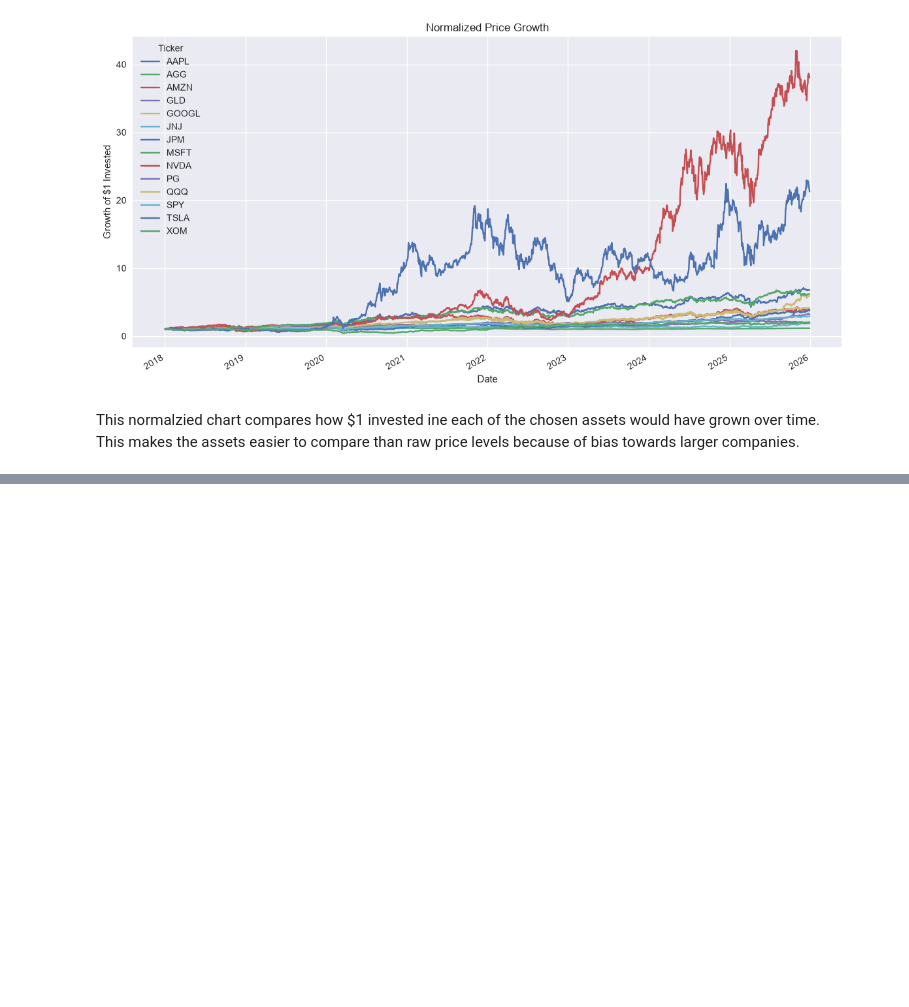
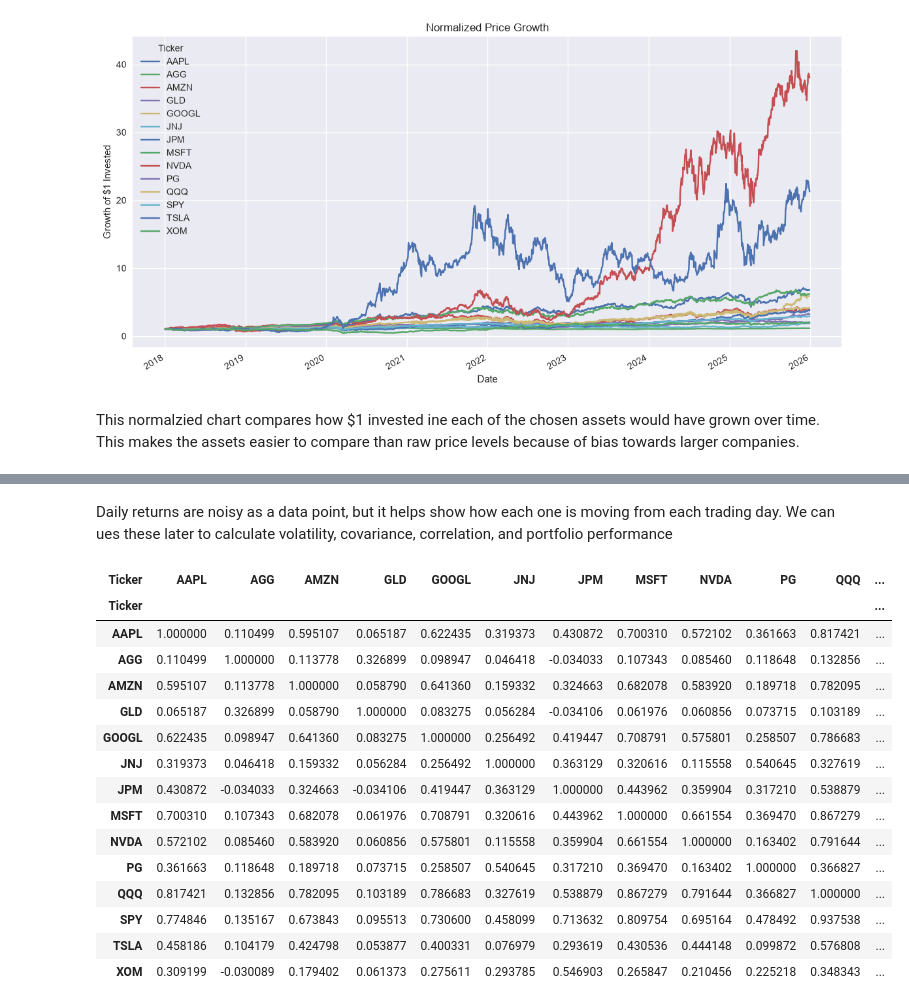
Before and after one commit to SamiiShabuse/INFO442-Group-Project, a Jupyter notebook: notebooks/01_data_acquisition.ipynb, the cells around one changed output, grey strips where cells are left out. Saved outputs shown, nothing was run; the diff lists cells and outputs as text; code cells hidden in the pictures; blank space fills up the shorter version.

```diff
--- a/notebooks/01_data_acquisition.ipynb
+++ b/notebooks/01_data_acquisition.ipynb
@@ -296,0 +330,23 @@ This normalzied chart compares how $1 invested ine each of the chosen assets wou
+# %% [markdown]
+Daily returns are noisy as a data point, but it helps show how each one is moving from each trading day. We can ues these later to calculate volatility, covariance, correlation, and portfolio performance
+# %%
+return_correlation = daily_returns.corr()
+
+return_correlation
+# %% [output]
+| Ticker | AAPL | AGG | AMZN | GLD | GOOGL | JNJ | JPM | MSFT | NVDA | PG | QQQ | ... |
+| Ticker |  |  |  |  |  |  |  |  |  |  |  | ... |
+| AAPL | 1.000000 | 0.110499 | 0.595107 | 0.065187 | 0.622435 | 0.319373 | 0.430872 | 0.700310 | 0.572102 | 0.361663 | 0.817421 | ... |
+| AGG | 0.110499 | 1.000000 | 0.113778 | 0.326899 | 0.098947 | 0.046418 | -0.034033 | 0.107343 | 0.085460 | 0.118648 | 0.132856 | ... |
+| AMZN | 0.595107 | 0.113778 | 1.000000 | 0.058790 | 0.641360 | 0.159332 | 0.324663 | 0.682078 | 0.583920 | 0.189718 | 0.782095 | ... |
+| GLD | 0.065187 | 0.326899 | 0.058790 | 1.000000 | 0.083275 | 0.056284 | -0.034106 | 0.061976 | 0.060856 | 0.073715 | 0.103189 | ... |
+| GOOGL | 0.622435 | 0.098947 | 0.641360 | 0.083275 | 1.000000 | 0.256492 | 0.419447 | 0.708791 | 0.575801 | 0.258507 | 0.786683 | ... |
+| JNJ | 0.319373 | 0.046418 | 0.159332 | 0.056284 | 0.256492 | 1.000000 | 0.363129 | 0.320616 | 0.115558 | 0.540645 | 0.327619 | ... |
+| JPM | 0.430872 | -0.034033 | 0.324663 | -0.034106 | 0.419447 | 0.363129 | 1.000000 | 0.443962 | 0.359904 | 0.317210 | 0.538879 | ... |
+| MSFT | 0.700310 | 0.107343 | 0.682078 | 0.061976 | 0.708791 | 0.320616 | 0.443962 | 1.000000 | 0.661554 | 0.369470 | 0.867279 | ... |
+| NVDA | 0.572102 | 0.085460 | 0.583920 | 0.060856 | 0.575801 | 0.115558 | 0.359904 | 0.661554 | 1.000000 | 0.163402 | 0.791644 | ... |
+| PG | 0.361663 | 0.118648 | 0.189718 | 0.073715 | 0.258507 | 0.540645 | 0.317210 | 0.369470 | 0.163402 | 1.000000 | 0.366827 | ... |
+| QQQ | 0.817421 | 0.132856 | 0.782095 | 0.103189 | 0.786683 | 0.327619 | 0.538879 | 0.867279 | 0.791644 | 0.366827 | 1.000000 | ... |
+| SPY | 0.774846 | 0.135167 | 0.673843 | 0.095513 | 0.730600 | 0.458099 | 0.713632 | 0.809754 | 0.695164 | 0.478492 | 0.937538 | ... |
+| TSLA | 0.458186 | 0.104179 | 0.424798 | 0.053877 | 0.400331 | 0.076979 | 0.293619 | 0.430536 | 0.444148 | 0.099872 | 0.576808 | ... |
+| XOM | 0.309199 | -0.030089 | 0.179402 | 0.061373 | 0.275611 | 0.293785 | 0.546903 | 0.265847 | 0.210456 | 0.225218 | 0.348343 | ... |
```
Also changed, not shown: parts of 17 cells of this notebook.
